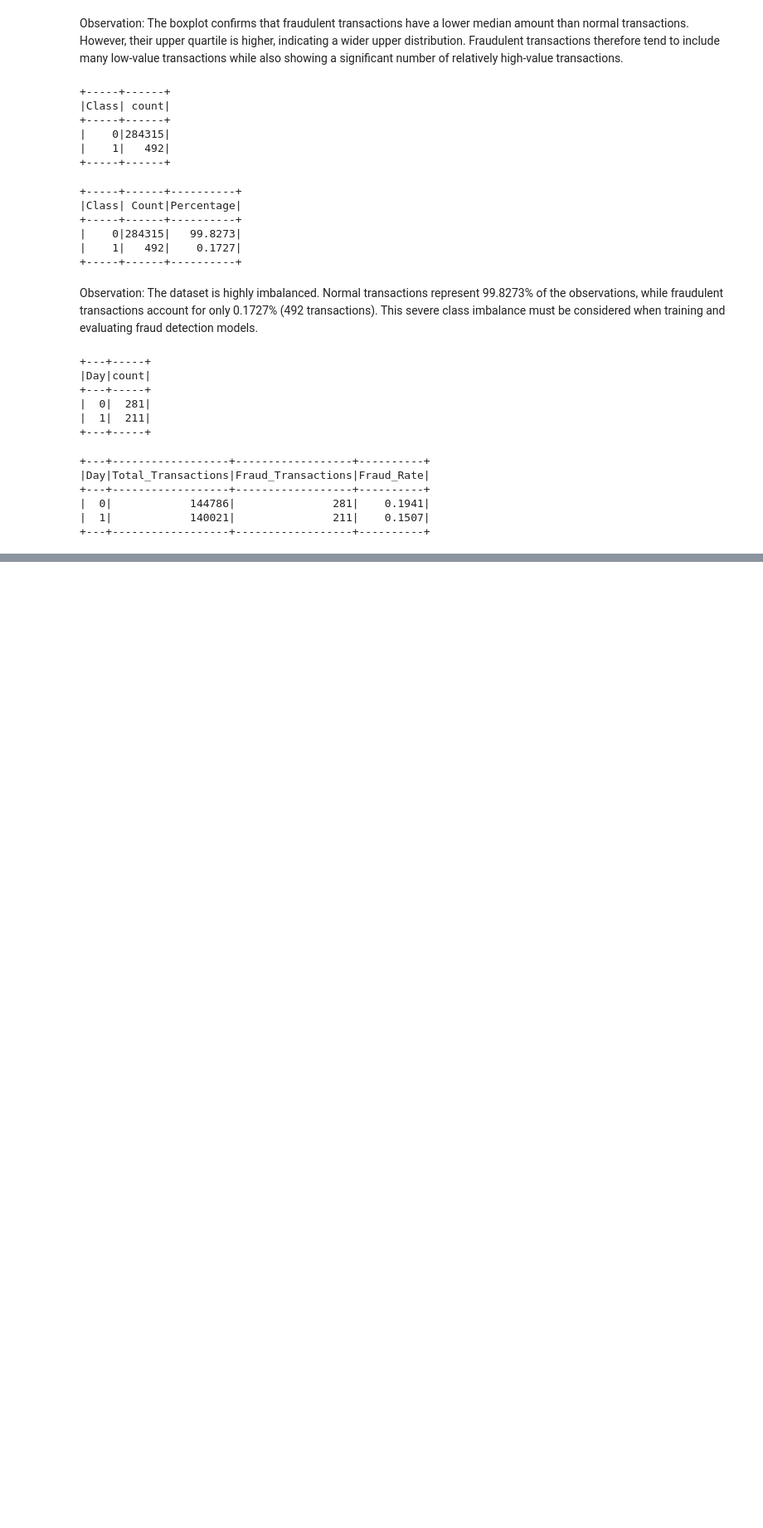
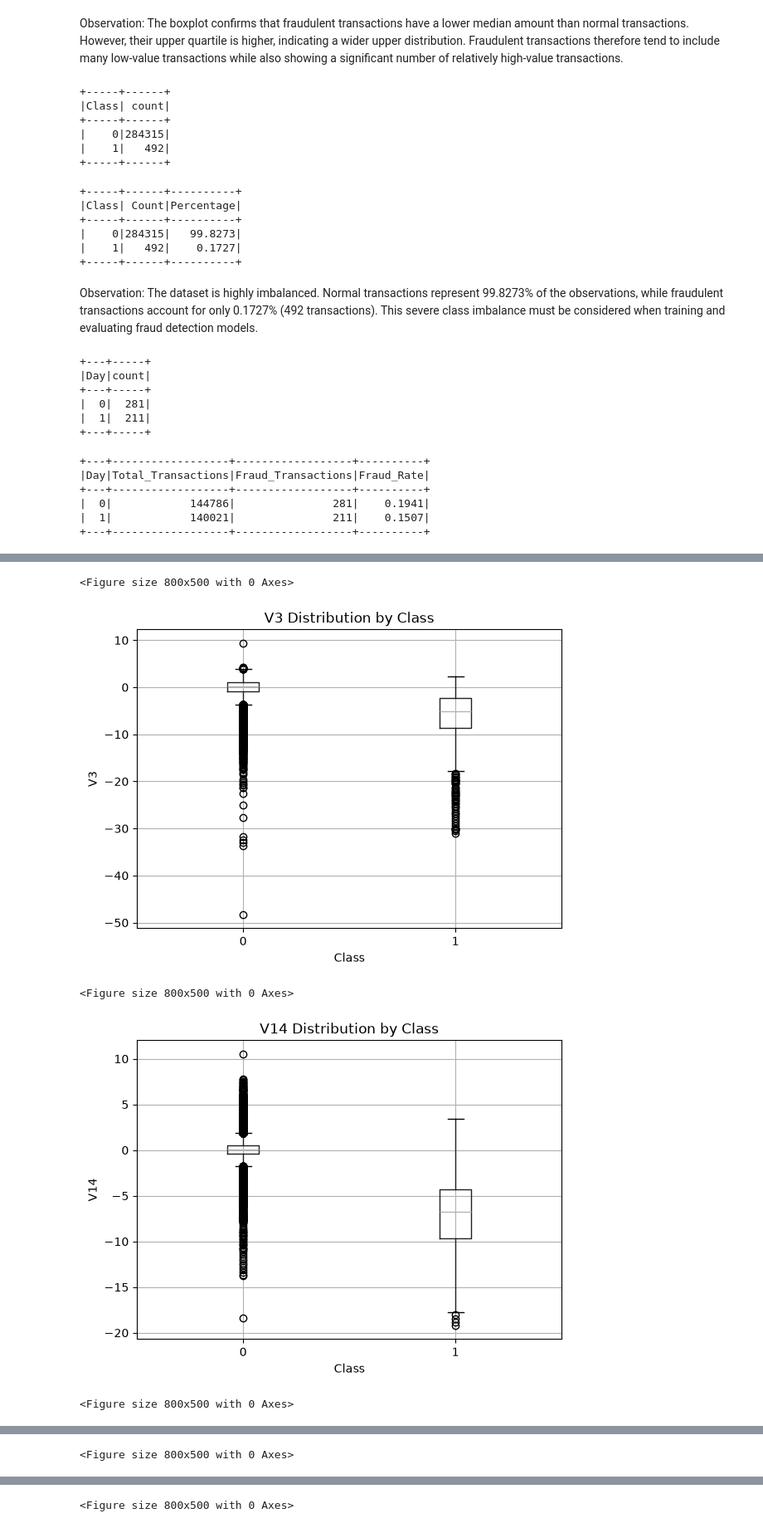
Before and after one commit to Megapixel777/fraud-detection-ai, a Jupyter notebook: notebooks/02_data_exploration.ipynb, the cells around one changed output, grey strips where cells are left out. Shown at 83% size. Cells and saved outputs as stored; diff of their text form; code cells hidden in the pictures; blank space fills up the shorter version.

```diff
--- a/notebooks/02_data_exploration.ipynb
+++ b/notebooks/02_data_exploration.ipynb
@@ -658,0 +1213,36 @@ fraud_rate_by_day_df.show()
+# %%
+# ==========================
+# Top 5 V Features by Class
+# ==========================
+
+import matplotlib.pyplot as plt
+
+top_features = ["V3", "V14", "V17", "V12", "V10"]
+
+for feature in top_features:
+
+    feature_pd = (
+        df
+        .select("Class", feature)
+        .toPandas()
+    )
+
+    plt.figure(figsize=(8, 5))
+
+    feature_pd.boxplot(
+        column=feature,
+        by="Class"
+    )
+
+    plt.title(f"{feature} Distribution by Class")
+    plt.suptitle("")
+    plt.xlabel("Class")
+    plt.ylabel(feature)
+
+    plt.show()
+# %% [output]
+<Figure size 800x500 with 0 Axes>
+[figure, added]
+<Figure size 800x500 with 0 Axes>
+[figure, added]
+<Figure size 800x500 with 0 Axes>
@@ -658,0 +1250 @@ fraud_rate_by_day_df.show()
+<Figure size 800x500 with 0 Axes>
@@ -658,0 +1252 @@ fraud_rate_by_day_df.show()
+<Figure size 800x500 with 0 Axes>
```
Also changed, not shown: parts of 20 cells of this notebook.
